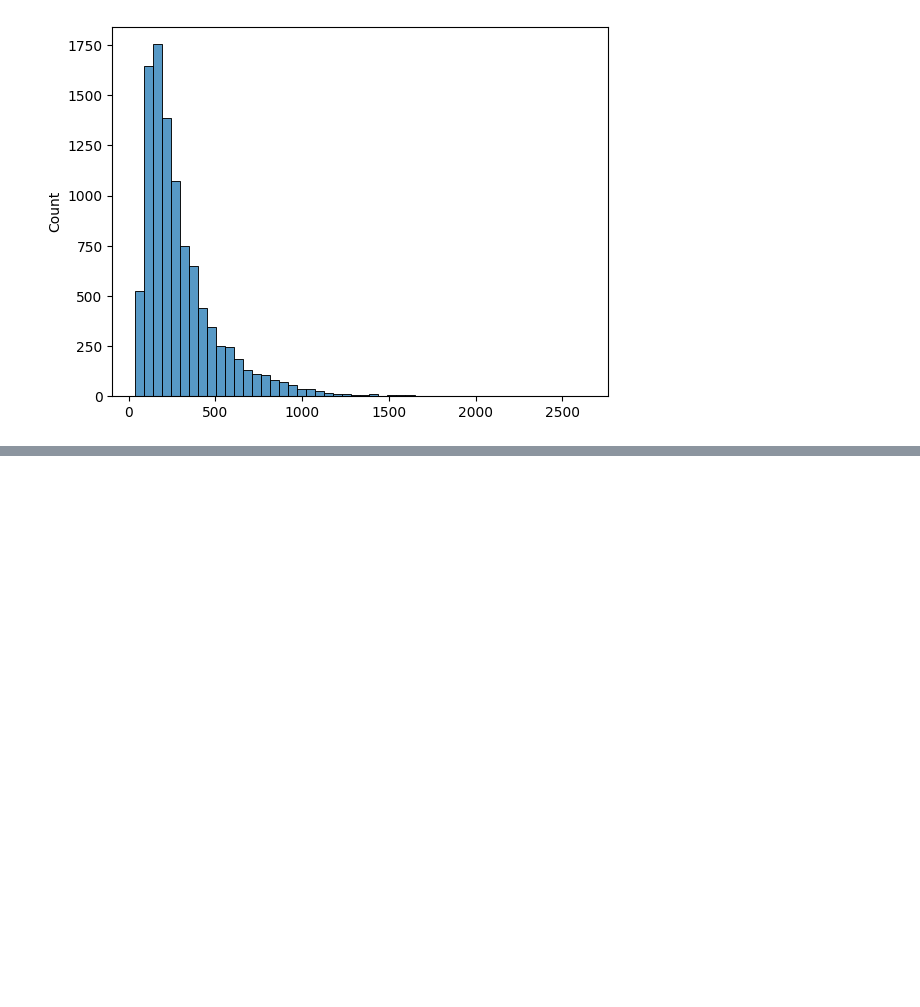
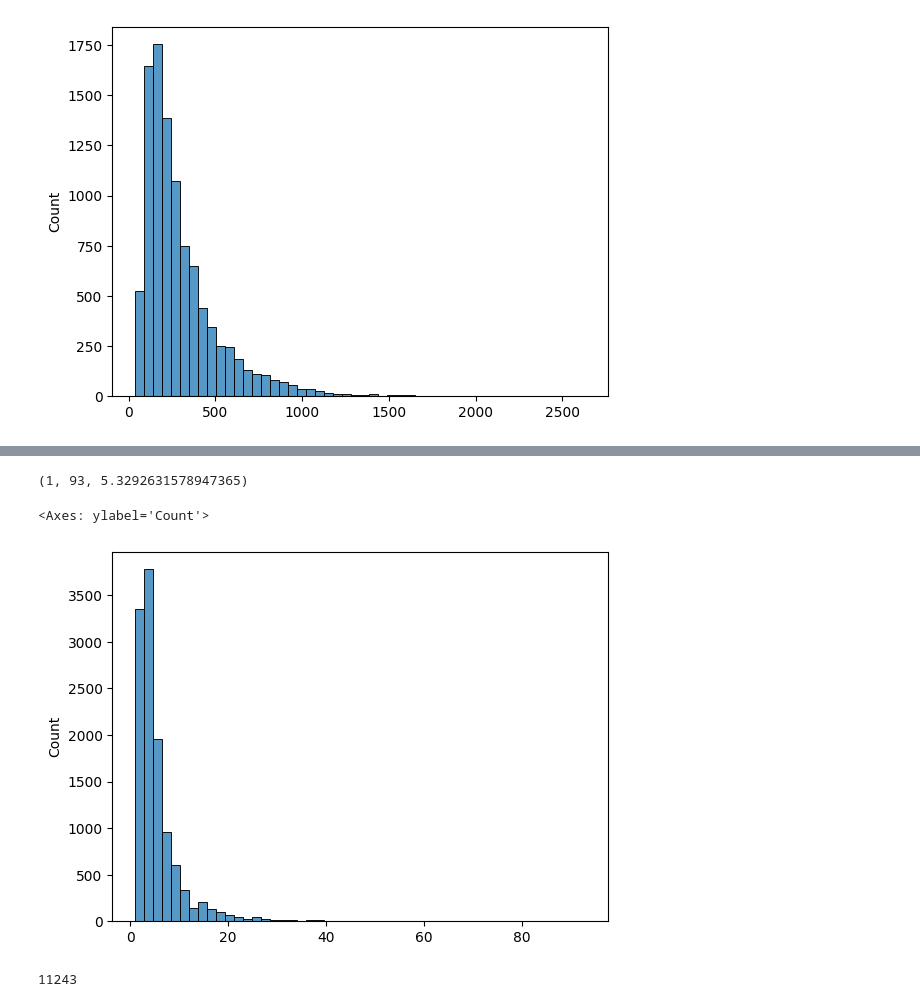
Before and after one commit to mismayil/coconut, a Jupyter notebook: test.ipynb, the cells around one changed output, grey strips where cells are left out. Drawn from its saved outputs; the diff is of its cells as text; code cells hidden in the pictures; blank space fills up the shorter version.

```diff
--- a/test.ipynb
+++ b/test.ipynb
@@ -230,0 +146,5 @@ sns.histplot(lengths, bins=50)
+# %%
+with open("data/math/math_train.json", "r") as f:
+    math_data = json.load(f)
+
+math_data[0]
@@ -230,0 +166,16 @@ sns.histplot(lengths, bins=50)
+# %%
+num_steps = [len(item["steps"]) for item in math_data]
+min(num_steps), max(num_steps), sum(num_steps)/len(num_steps)
+# %% [output]
+(1, 93, 5.3292631578947365)
+# %%
+import seaborn as sns
+
+sns.histplot(num_steps, bins=50)
+# %% [output]
+<Axes: ylabel='Count'>
+[figure, added]
+# %%
+len([item for item in math_data if len(item["steps"]) < 15])
+# %% [output]
+11243
```
Also changed, not shown: parts of 11 cells of this notebook, 8 other files.
